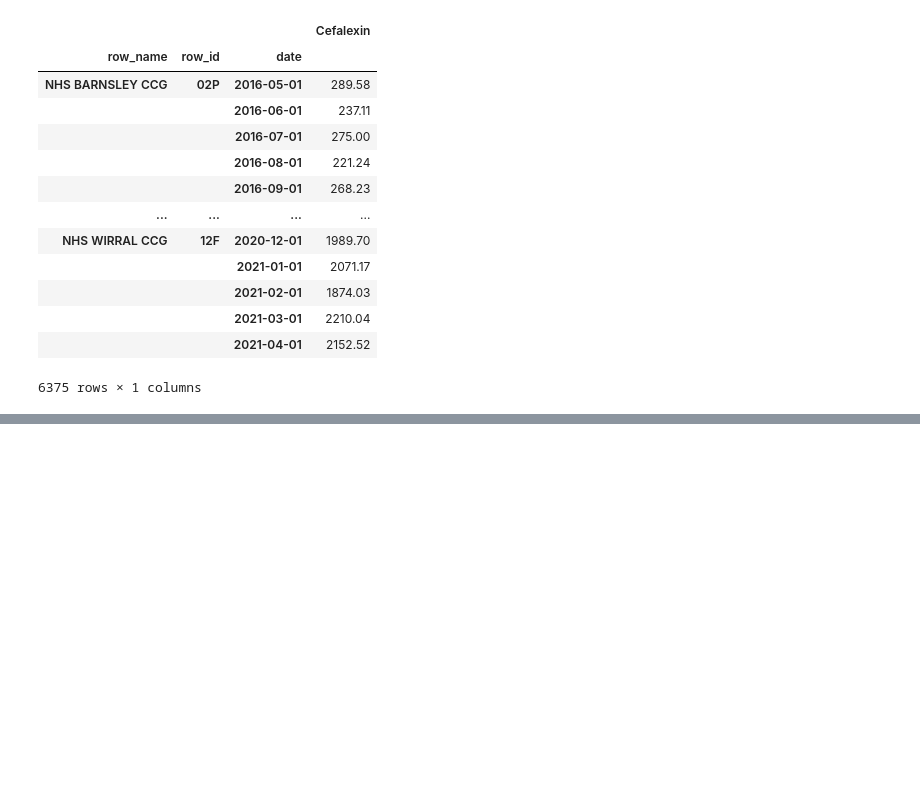
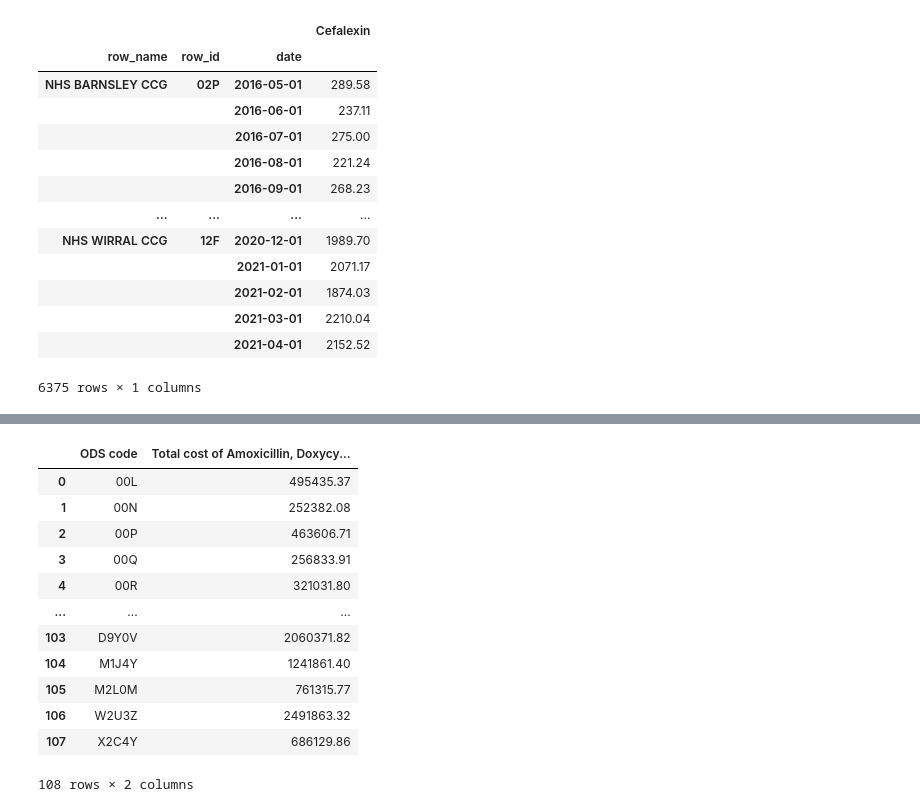
Before and after one commit to mattia-ficarelli/antibiotic_cost, a Jupyter notebook: dev.ipynb, the cells around one changed output, grey strips where cells are left out. Drawn from its saved outputs; the diff is of its cells as text; code cells hidden in the pictures; blank space fills up the shorter version.

```diff
--- a/dev.ipynb
+++ b/dev.ipynb
@@ -111,3 +129,21 @@ all_amoxicillin_plot = all_amoxicillin_plot.reset_index()
+# %%
+selected_columns = all_amoxicillin_map[["ODS code","Total cost of Amoxicillin, Doxycycline Hyclate, Cefalexin(£)"]]
+all_amoxicillin_map_final = selected_columns.copy()
+all_amoxicillin_map_final
+# %% [output]
+|  | ODS code | Total cost of Amoxicillin, Doxycy... |
+| 0 | 00L | 495435.37 |
+| 1 | 00N | 252382.08 |
+| 2 | 00P | 463606.71 |
+| 3 | 00Q | 256833.91 |
+| 4 | 00R | 321031.80 |
+| ... | ... | ... |
+| 103 | D9Y0V | 2060371.82 |
+| 104 | M1J4Y | 1241861.40 |
+| 105 | M2L0M | 761315.77 |
+| 106 | W2U3Z | 2491863.32 |
+| 107 | X2C4Y | 686129.86 |
+108 rows × 2 columns
 # %%
 pd.options.plotting.backend = "plotly"
 fig = px.bar(all_amoxicillin_plot, x='Date', y= ["Amoxicillin", "Doxycycline Hyclate", 'Cefalexin'],
```
Also changed, not shown: parts of 4 cells of this notebook.
